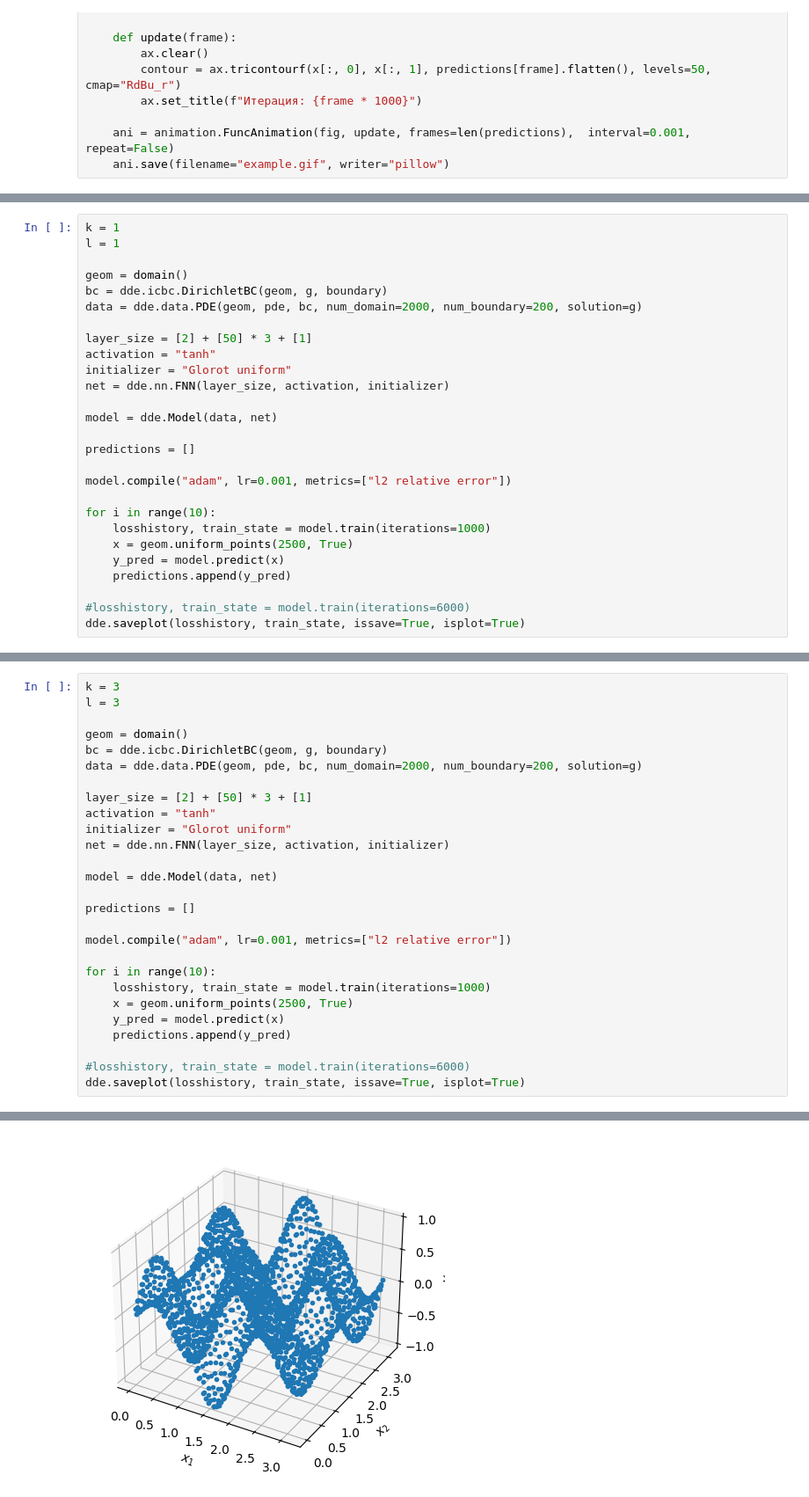
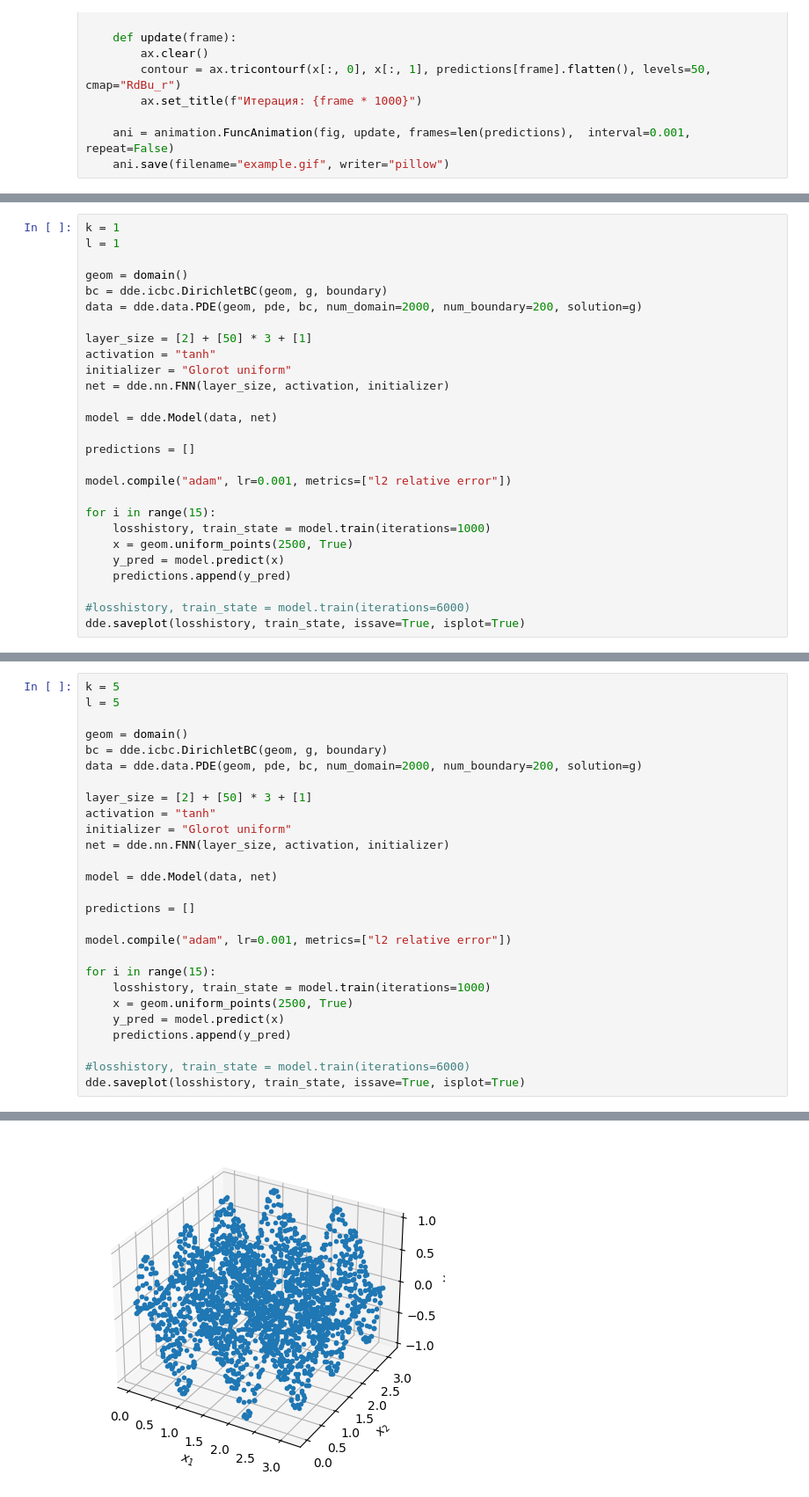
Before and after one commit to Pisarenkova/KT_2025, a Jupyter notebook: deepxde.ipynb, the cells around one changed output, grey strips where cells are left out. Shown at 88% size. Cells and saved outputs as stored; diff of their text form.

```diff
--- a/deepxde.ipynb
+++ b/deepxde.ipynb
@@ -170,7 +171,7 @@ predictions = []
 
 model.compile("adam", lr=0.001, metrics=["l2 relative error"])
 
-for i in range(10):
+for i in range(15):
     losshistory, train_state = model.train(iterations=1000)
     x = geom.uniform_points(2500, True)
     y_pred = model.predict(x)
@@ -212,6 +214,6 @@ $u=\sin{3x}⋅\cos{3y}$
 # %%
-k = 3
-l = 3
+k = 5
+l = 5
 
 geom = domain()
 bc = dde.icbc.DirichletBC(geom, g, boundary)
@@ -228,7 +230,7 @@ predictions = []
 
 model.compile("adam", lr=0.001, metrics=["l2 relative error"])
 
-for i in range(10):
+for i in range(15):
     losshistory, train_state = model.train(iterations=1000)
     x = geom.uniform_points(2500, True)
     y_pred = model.predict(x)
@@ -258,4 +260,4 @@ Saving test data to /content/test.dat ...
-[figure, old version]
+[figure, new version]
 # %%
 visualize_solution(model)
 # %% [output]
```
Also changed, not shown: parts of 12 cells of this notebook.
